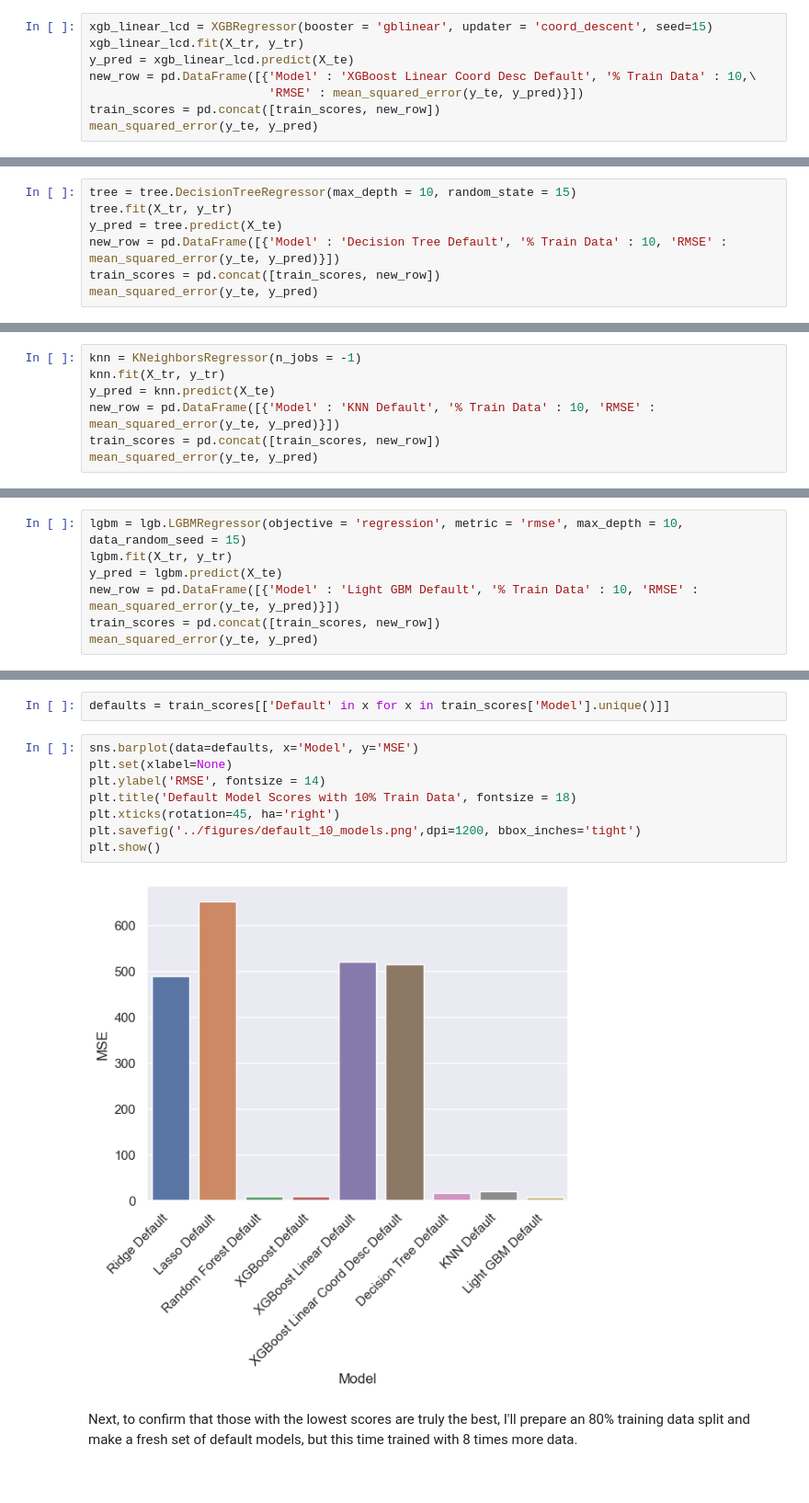
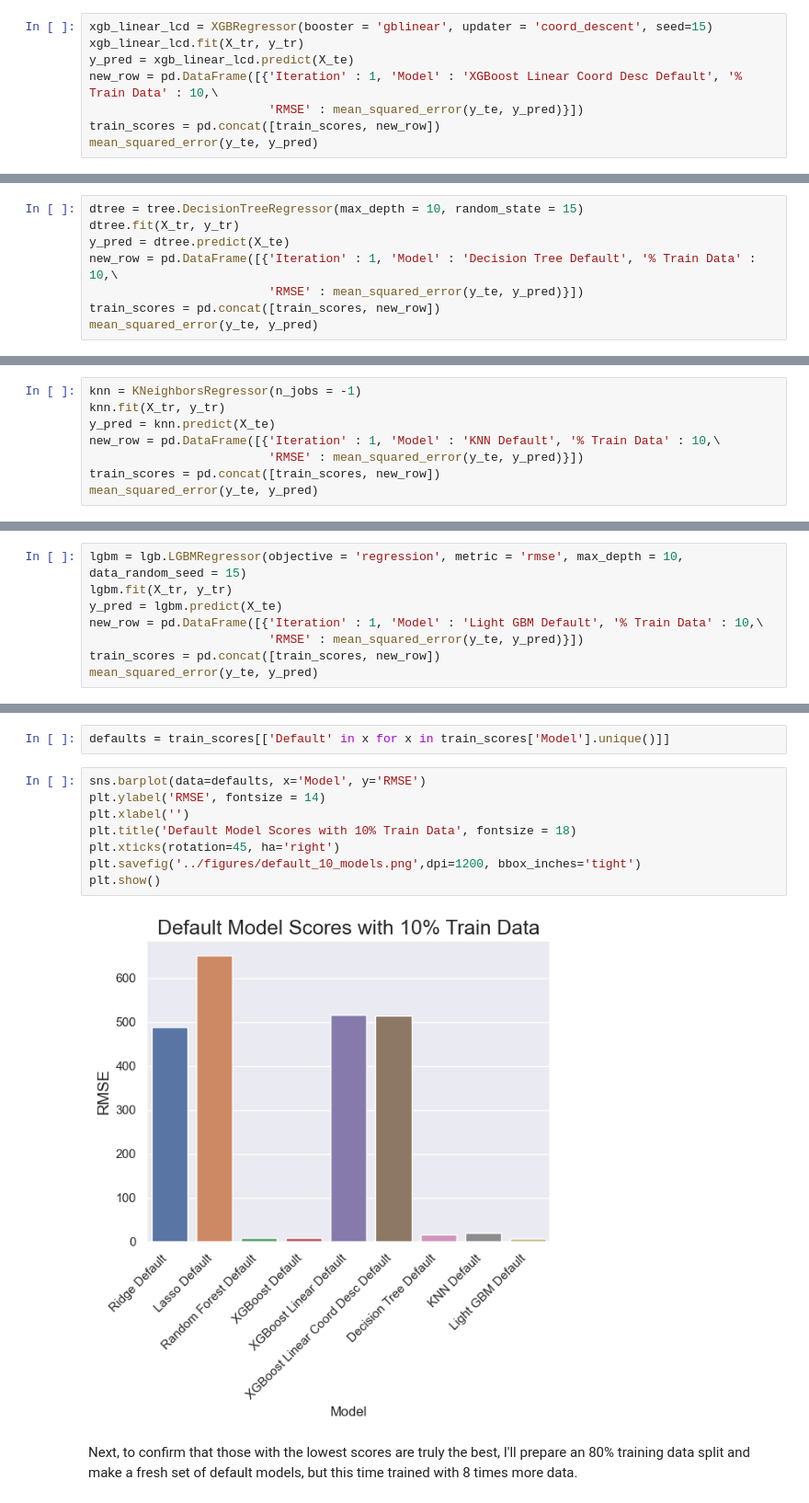
Before and after one commit to zjbrown0689/MOF-Capstone, a Jupyter notebook: notebooks/4_model_development.ipynb, the cells around one changed output, grey strips where cells are left out. Shown: that part at 92% size. Saved outputs shown, nothing was run; the diff lists cells and outputs as text.

Commit message:
Finished model tuning

```diff
--- a/notebooks/4_model_development.ipynb
+++ b/notebooks/4_model_development.ipynb
@@ -187,17 +189,18 @@ mean_squared_error(y_te, y_pred)
 xgb_linear_lcd = XGBRegressor(booster = 'gblinear', updater = 'coord_descent', seed=15)
 xgb_linear_lcd.fit(X_tr, y_tr)
 y_pred = xgb_linear_lcd.predict(X_te)
-new_row = pd.DataFrame([{'Model' : 'XGBoost Linear Coord Desc Default', '% Train Data' : 10,\
+new_row = pd.DataFrame([{'Iteration' : 1, 'Model' : 'XGBoost Linear Coord Desc Default', '% Train Data' : 10,\
                          'RMSE' : mean_squared_error(y_te, y_pred)}])
 train_scores = pd.concat([train_scores, new_row])
 mean_squared_error(y_te, y_pred)
 # %% [output]
 514.7229276670863
 # %%
-tree = tree.DecisionTreeRegressor(max_depth = 10, random_state = 15)
-tree.fit(X_tr, y_tr)
-y_pred = tree.predict(X_te)
-new_row = pd.DataFrame([{'Model' : 'Decision Tree Default', '% Train Data' : 10, 'RMSE' : mean_squared_error(y_te, y_pred)}])
+dtree = tree.DecisionTreeRegressor(max_depth = 10, random_state = 15)
+dtree.fit(X_tr, y_tr)
+y_pred = dtree.predict(X_te)
+new_row = pd.DataFrame([{'Iteration' : 1, 'Model' : 'Decision Tree Default', '% Train Data' : 10,\
+                         'RMSE' : mean_squared_error(y_te, y_pred)}])
 train_scores = pd.concat([train_scores, new_row])
 mean_squared_error(y_te, y_pred)
 # %% [output]
@@ -206,7 +209,8 @@ mean_squared_error(y_te, y_pred)
 knn = KNeighborsRegressor(n_jobs = -1)
 knn.fit(X_tr, y_tr)
 y_pred = knn.predict(X_te)
-new_row = pd.DataFrame([{'Model' : 'KNN Default', '% Train Data' : 10, 'RMSE' : mean_squared_error(y_te, y_pred)}])
+new_row = pd.DataFrame([{'Iteration' : 1, 'Model' : 'KNN Default', '% Train Data' : 10,\
+                         'RMSE' : mean_squared_error(y_te, y_pred)}])
 train_scores = pd.concat([train_scores, new_row])
 mean_squared_error(y_te, y_pred)
 # %% [output]
@@ -215,7 +219,8 @@ mean_squared_error(y_te, y_pred)
 lgbm = lgb.LGBMRegressor(objective = 'regression', metric = 'rmse', max_depth = 10, data_random_seed = 15)
 lgbm.fit(X_tr, y_tr)
 y_pred = lgbm.predict(X_te)
-new_row = pd.DataFrame([{'Model' : 'Light GBM Default', '% Train Data' : 10, 'RMSE' : mean_squared_error(y_te, y_pred)}])
+new_row = pd.DataFrame([{'Iteration' : 1, 'Model' : 'Light GBM Default', '% Train Data' : 10,\
+                         'RMSE' : mean_squared_error(y_te, y_pred)}])
 train_scores = pd.concat([train_scores, new_row])
 mean_squared_error(y_te, y_pred)
 # %% [output]
@@ -225,15 +230,15 @@ Now I'm going to plot these default model scores with 10% training data to see h
 # %%
 defaults = train_scores[['Default' in x for x in train_scores['Model'].unique()]]
 # %%
-sns.barplot(data=defaults, x='Model', y='MSE')
-plt.set(xlabel=None)
+sns.barplot(data=defaults, x='Model', y='RMSE')
 plt.ylabel('RMSE', fontsize = 14)
+plt.xlabel('')
 plt.title('Default Model Scores with 10% Train Data', fontsize = 18)
 plt.xticks(rotation=45, ha='right')
 plt.savefig('../figures/default_10_models.png',dpi=1200, bbox_inches='tight')
 plt.show()
 # %% [output]
-[figure, old version]
+[figure, new version]
 # %% [markdown]
 Next, to confirm that those with the lowest scores are truly the best, I'll prepare an 80% training data split and make a fresh set of default models, but this time trained with 8 times more data.
 # %%
```
Also changed, not shown: parts of 70 cells of this notebook.
